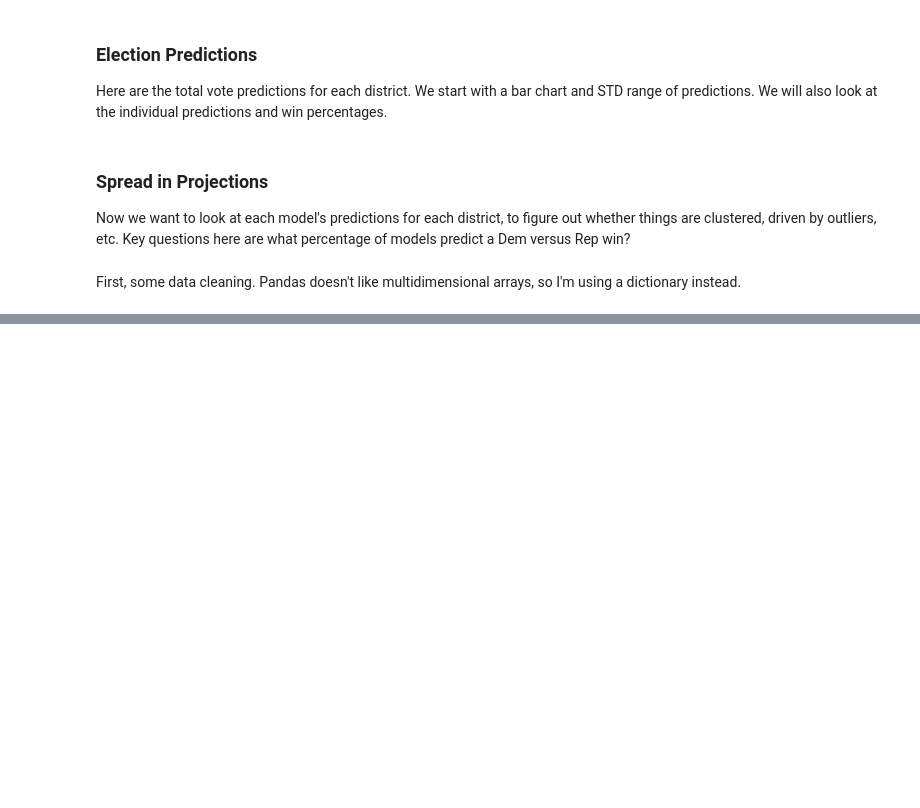
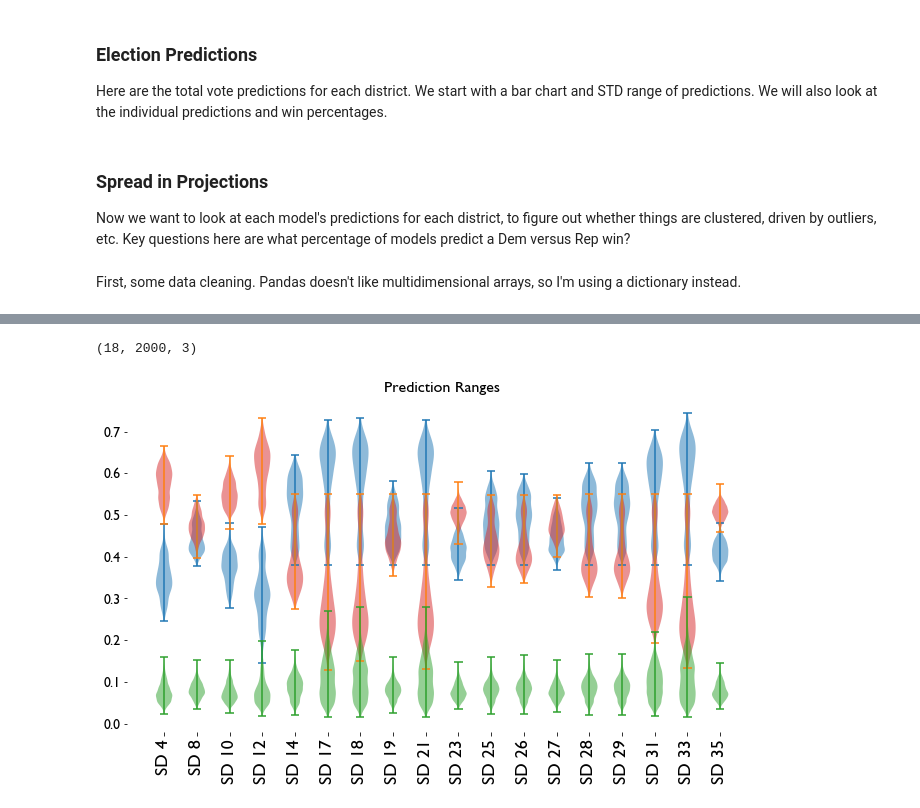
Before and after one commit to sdwebb/CODemsData, a Jupyter notebook: notebooks/senate_election_model.ipynb, the cells around one changed output, grey strips where cells are left out. Cells and saved outputs as stored; diff of their text form; code cells hidden in the pictures; blank space fills up the shorter version.

Commit message:
added violin plots for the distributions, since scatter plots arent ideal for visualizing distributions

```diff
--- a/notebooks/senate_election_model.ipynb
+++ b/notebooks/senate_election_model.ipynb
@@ -586,0 +693,41 @@ pass;
+# %%
+data_to_plot_d = []
+data_to_plot_r = []
+data_to_plot_i = []
+
+positions = []
+
+for idx, dist in enumerate(dists):
+
+    positions.append(idx)
+    data_to_plot_d.append(dist_tots[dist][:,0]/np.sum(dist_tots[dist],axis=1))
+    data_to_plot_r.append(dist_tots[dist][:,2]/np.sum(dist_tots[dist],axis=1))
+    data_to_plot_i.append(dist_tots[dist][:,1]/np.sum(dist_tots[dist],axis=1))
+
+fig, ax = plt.subplots()
+
+parts_d = ax.violinplot(dataset=data_to_plot_d, positions=positions)
+parts_r = ax.violinplot(dataset=data_to_plot_r, positions=positions)
+parts_i = ax.violinplot(dataset=data_to_plot_i, positions=positions)
+
+for pc in parts_d['bodies']:
+    pc.set_facecolor('tab:blue')
+    pc.set_alpha(0.5)
+
+for pc in parts_r['bodies']:
+    pc.set_facecolor('tab:red')
+    pc.set_alpha(0.5)
+
+for pc in parts_i['bodies']:
+    pc.set_facecolor('tab:green')
+    pc.set_alpha(0.5)
+
+ax.set_xticks(np.linspace(0,len(dists)-1, len(dists)))
+ax.set_xticklabels(dists, rotation='vertical', fontsize=18)
+ax.set_title('Prediction Ranges')
+fig.tight_layout()
+fig.savefig('senate_full_predictions.png')
+pass;
+# %% [output]
+(18, 2000, 3)
+[figure, added]
```
Also changed, not shown: parts of 13 cells of this notebook.
